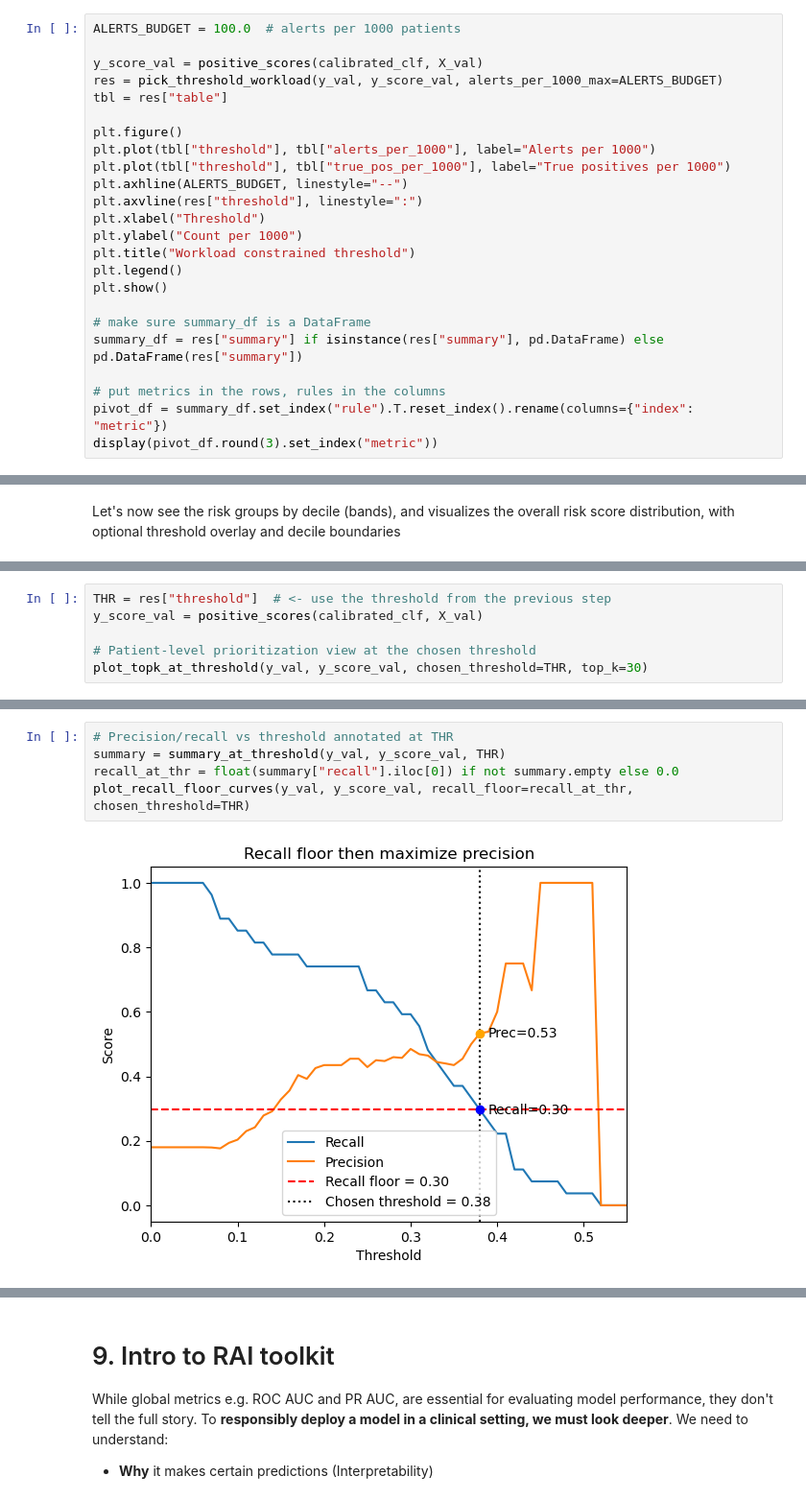
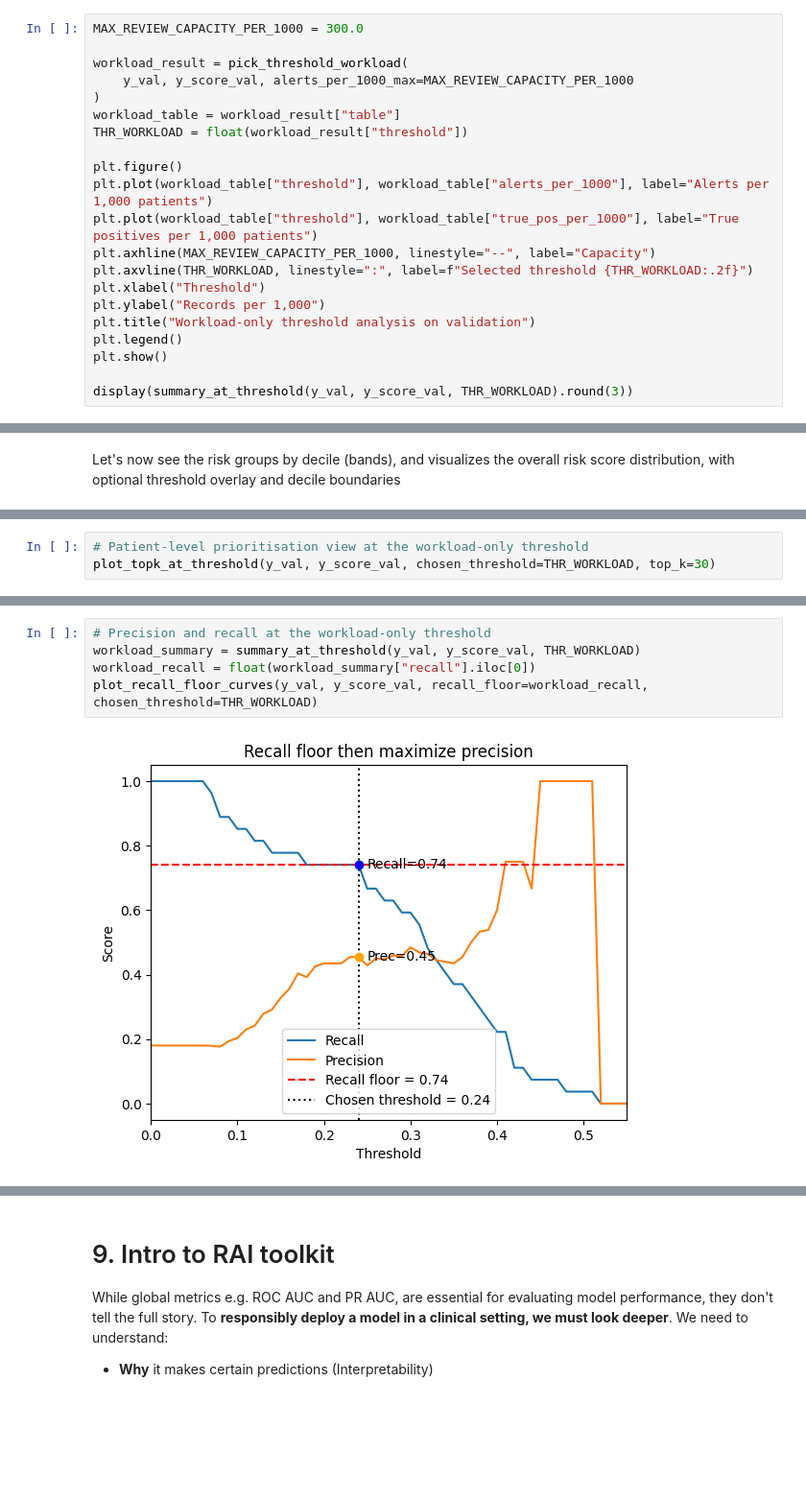
Before and after one commit to IE-ML-for-Healthcare/RAI_opioid_risk_prevention, a Jupyter notebook: ML4HL_OD_RAI_toolbox.ipynb, the cells around one changed output, grey strips where cells are left out. Shown at 96% size. Saved outputs shown, nothing was run; the diff lists cells and outputs as text; blank space fills up the shorter version.

```diff
--- a/ML4HL_OD_RAI_toolbox.ipynb
+++ b/ML4HL_OD_RAI_toolbox.ipynb
@@ -651,25 +640,22 @@ Readouts to watch
 # %%
-ALERTS_BUDGET = 100.0  # alerts per 1000 patients
+MAX_REVIEW_CAPACITY_PER_1000 = 300.0
 
-y_score_val = positive_scores(calibrated_clf, X_val)
-res = pick_threshold_workload(y_val, y_score_val, alerts_per_1000_max=ALERTS_BUDGET)
-tbl = res["table"]
+workload_result = pick_threshold_workload(
+    y_val, y_score_val, alerts_per_1000_max=MAX_REVIEW_CAPACITY_PER_1000
+)
+workload_table = workload_result["table"]
+THR_WORKLOAD = float(workload_result["threshold"])
 
 plt.figure()
-plt.plot(tbl["threshold"], tbl["alerts_per_1000"], label="Alerts per 1000")
-plt.plot(tbl["threshold"], tbl["true_pos_per_1000"], label="True positives per 1000")
-plt.axhline(ALERTS_BUDGET, linestyle="--")
-plt.axvline(res["threshold"], linestyle=":")
+plt.plot(workload_table["threshold"], workload_table["alerts_per_1000"], label="Alerts per 1,000 patients")
+plt.plot(workload_table["threshold"], workload_table["true_pos_per_1000"], label="True positives per 1,000 patients")
+plt.axhline(MAX_REVIEW_CAPACITY_PER_1000, linestyle="--", label="Capacity")
+plt.axvline(THR_WORKLOAD, linestyle=":", label=f"Selected threshold {THR_WORKLOAD:.2f}")
 plt.xlabel("Threshold")
-plt.ylabel("Count per 1000")
-plt.title("Workload constrained threshold")
+plt.ylabel("Records per 1,000")
+plt.title("Workload-only threshold analysis on validation")
 plt.legend()
 plt.show()
 
-# make sure summary_df is a DataFrame
-summary_df = res["summary"] if isinstance(res["summary"], pd.DataFrame) else pd.DataFrame(res["summary"])
-
-# put metrics in the rows, rules in the columns
-pivot_df = summary_df.set_index("rule").T.reset_index().rename(columns={"index": "metric"})
-display(pivot_df.round(3).set_index("metric"))
+display(summary_at_threshold(y_val, y_score_val, THR_WORKLOAD).round(3))
 # %% [output]
@@ -749,7 +726,4 @@ plt.show()
 # %%
-THR = res["threshold"]  # <- use the threshold from the previous step
-y_score_val = positive_scores(calibrated_clf, X_val)
-
-# Patient-level prioritization view at the chosen threshold
-plot_topk_at_threshold(y_val, y_score_val, chosen_threshold=THR, top_k=30)
+# Patient-level prioritisation view at the workload-only threshold
+plot_topk_at_threshold(y_val, y_score_val, chosen_threshold=THR_WORKLOAD, top_k=30)
 # %% [output]
@@ -762,8 +736,8 @@ plot_cumulative_recall_at_threshold(y_val, y_score_val, chosen_threshold=THR)
 # %%
-# Precision/recall vs threshold annotated at THR
-summary = summary_at_threshold(y_val, y_score_val, THR)
-recall_at_thr = float(summary["recall"].iloc[0]) if not summary.empty else 0.0
-plot_recall_floor_curves(y_val, y_score_val, recall_floor=recall_at_thr, chosen_threshold=THR)
+# Precision and recall at the workload-only threshold
+workload_summary = summary_at_threshold(y_val, y_score_val, THR_WORKLOAD)
+workload_recall = float(workload_summary["recall"].iloc[0])
+plot_recall_floor_curves(y_val, y_score_val, recall_floor=workload_recall, chosen_threshold=THR_WORKLOAD)
 # %% [output]
-[figure, old version]
+[figure, new version]
 # %% [markdown]
```
Also changed, not shown: parts of 35 cells of this notebook, 2 other files.
